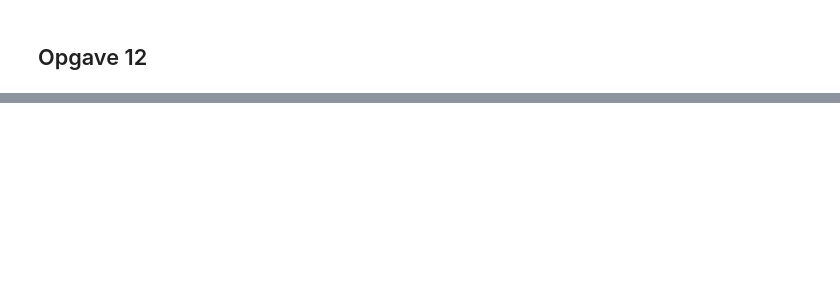
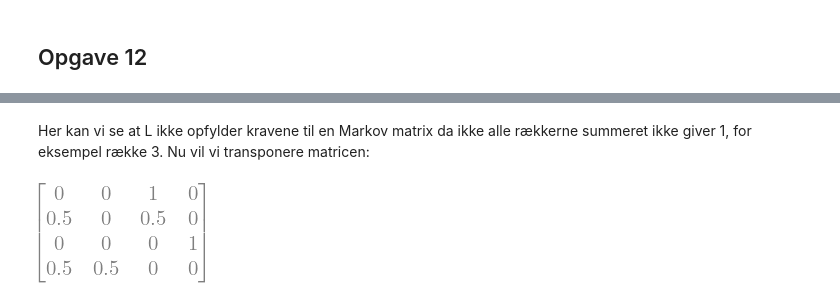
Before and after one commit to Raaaainbow/page-rank, a Jupyter notebook: PageRank.ipynb, the cells around one changed output, grey strips where cells are left out. Drawn from its saved outputs; the diff is of its cells as text; code cells hidden in the pictures; blank space fills up the shorter version.

Commit message:
Pagerank.ipynb har alle opgaverne

```diff
--- a/PageRank.ipynb
+++ b/PageRank.ipynb
@@ -423,0 +703,6 @@ for n in range(1000, 1010, 1):
+# %% [markdown]
+Her kan vi se at L ikke opfylder kravene til en Markov matrix da ikke alle rækkerne summeret ikke giver 1, for eksempel række 3. Nu vil vi transponere matricen:
+# %%
+L.T
+# %% [output]
+[figure, added]
```
Also changed, not shown: parts of 165 cells of this notebook, 2 other files.
